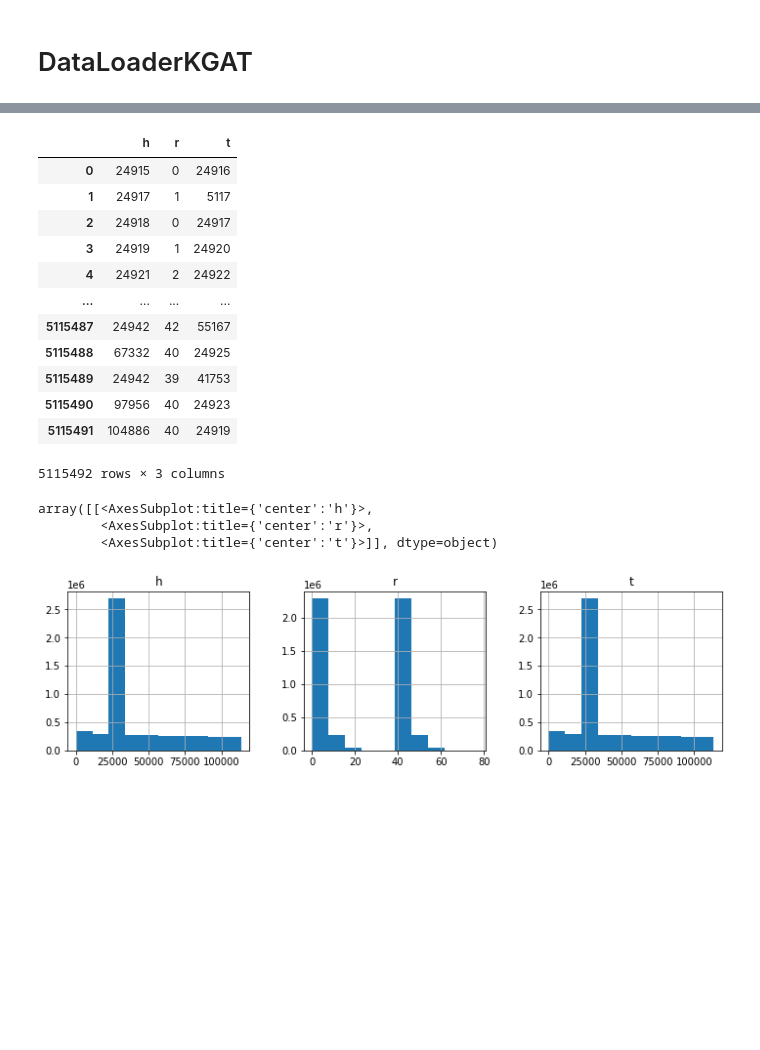
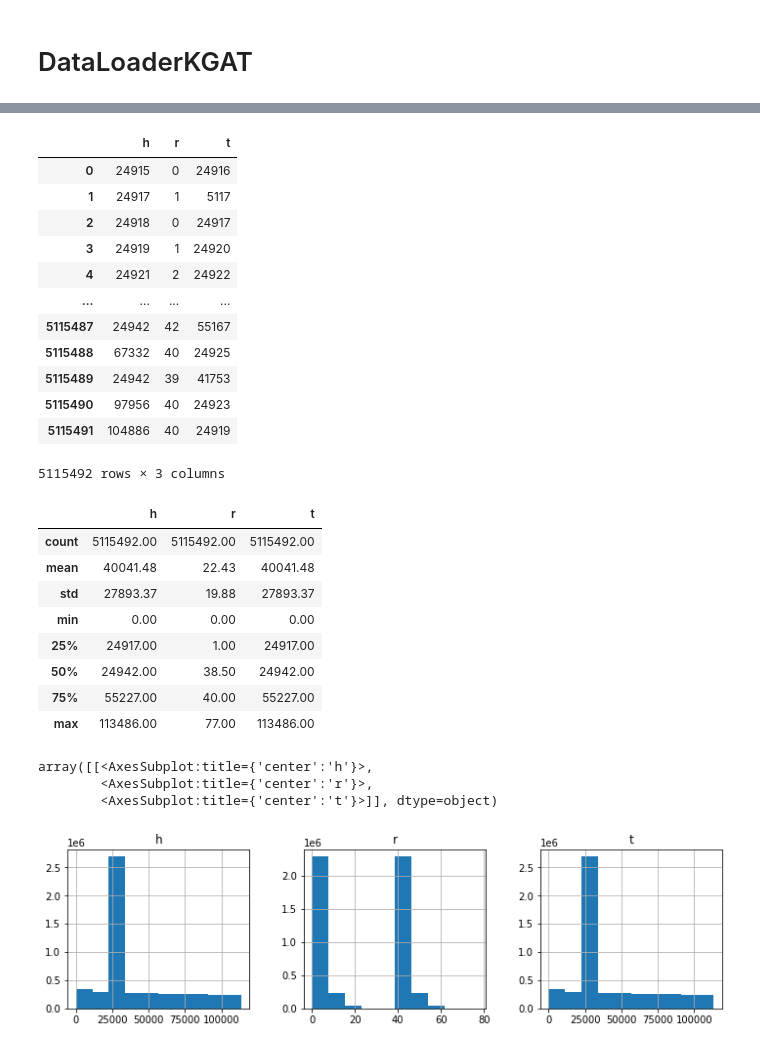
Before and after one commit to KwankiAhn/KGAT-pytorch, a Jupyter notebook: main_kgat_1.ipynb, the cells around one changed output, grey strips where cells are left out. Saved outputs shown, nothing was run; the diff lists cells and outputs as text; code cells hidden in the pictures; blank space fills up the shorter version.

```diff
--- a/main_kgat_1.ipynb
+++ b/main_kgat_1.ipynb
@@ -146,22 +127,31 @@ array([[<AxesSubplot:title={'center':'h'}>,
     kg_data = pd.concat([kg_data, inverse_kg_data], axis=0, ignore_index=True, sort=False)
 # %%
 display(kg_data)
-kg_data.describe().apply(lambda s: s.apply('{0:.2f}'.format))
+display(kg_data.describe().apply(lambda s: s.apply('{0:.2f}'.format)))
 display(kg_data.hist(figsize=(12,3), layout=(1,3)))
 # %% [output]
 |  | h | r | t |
 | 0 | 24915 | 0 | 24916 |
 | 1 | 24917 | 1 | 5117 |
 | 2 | 24918 | 0 | 24917 |
 | 3 | 24919 | 1 | 24920 |
 | 4 | 24921 | 2 | 24922 |
 | ... | ... | ... | ... |
 | 5115487 | 24942 | 42 | 55167 |
 | 5115488 | 67332 | 40 | 24925 |
 | 5115489 | 24942 | 39 | 41753 |
 | 5115490 | 97956 | 40 | 24923 |
 | 5115491 | 104886 | 40 | 24919 |
 5115492 rows × 3 columns
+|  | h | r | t |
+| count | 5115492.00 | 5115492.00 | 5115492.00 |
+| mean | 40041.48 | 22.43 | 40041.48 |
+| std | 27893.37 | 19.88 | 27893.37 |
+| min | 0.00 | 0.00 | 0.00 |
+| 25% | 24917.00 | 1.00 | 24917.00 |
+| 50% | 24942.00 | 38.50 | 24942.00 |
+| 75% | 55227.00 | 40.00 | 55227.00 |
+| max | 113486.00 | 77.00 | 113486.00 |
 array([[<AxesSubplot:title={'center':'h'}>,
         <AxesSubplot:title={'center':'r'}>,
         <AxesSubplot:title={'center':'t'}>]], dtype=object)
```
Also changed, not shown: parts of 12 cells of this notebook.
